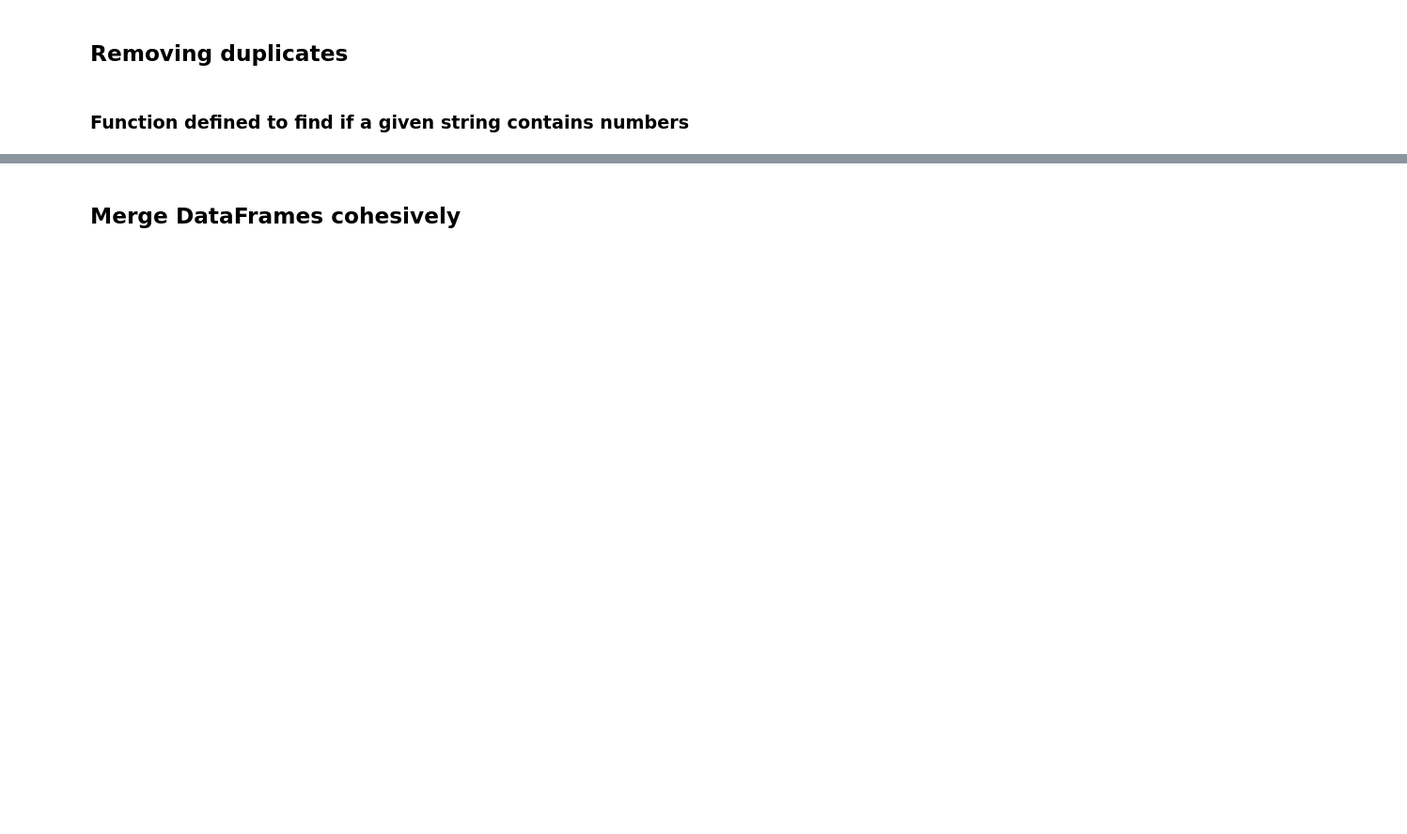
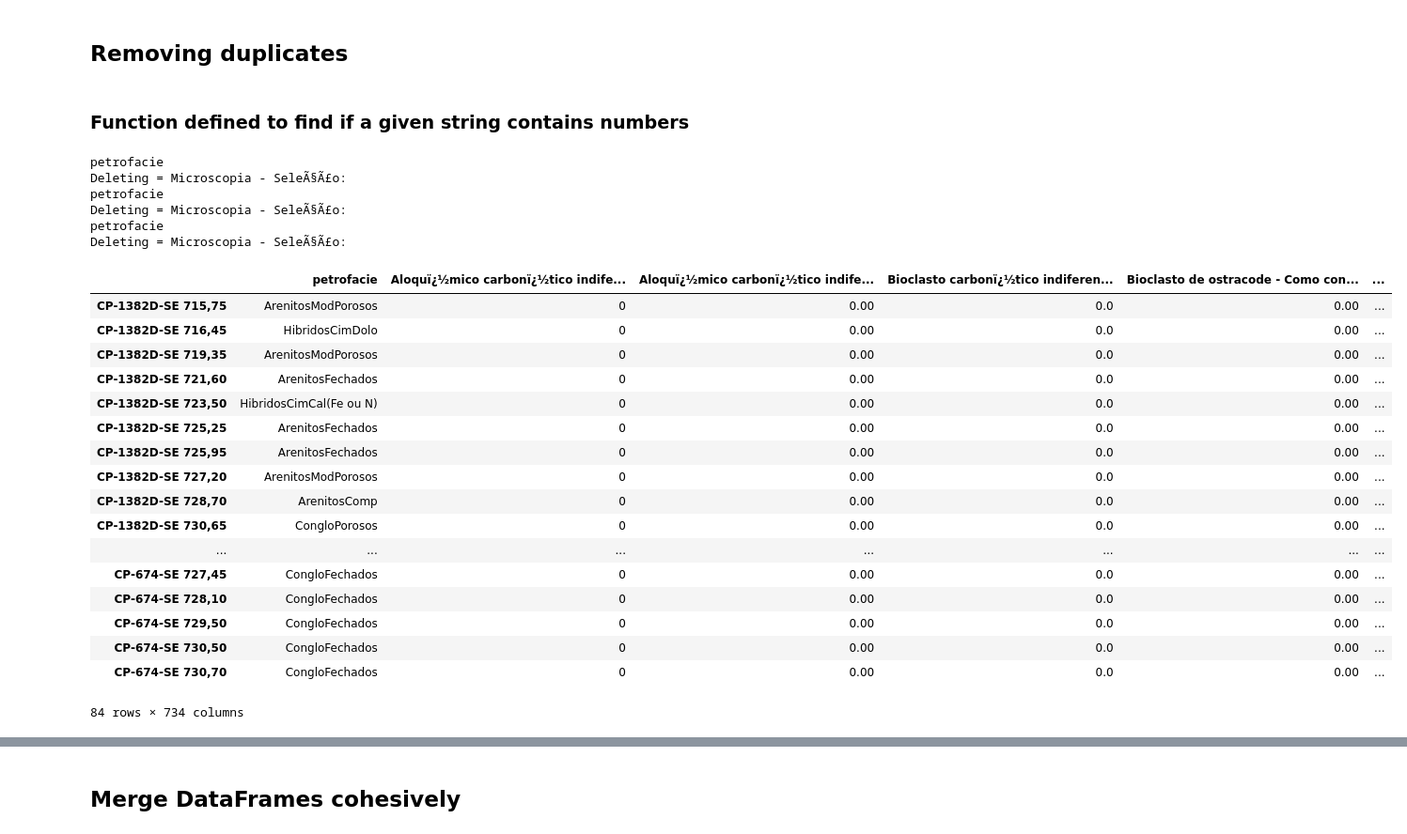
Before and after one commit to fcicc/Lucas_Master, a Jupyter notebook: notebooks/dataset_merge.ipynb, the cells around one changed output, grey strips where cells are left out. Shown at 94% size. Drawn from its saved outputs; the diff is of its cells as text; code cells hidden in the pictures; blank space fills up the shorter version.

```diff
--- a/notebooks/dataset_merge.ipynb
+++ b/notebooks/dataset_merge.ipynb
@@ -29,7 +33,7 @@ print('DONE')
 # %%
 print('READING THIN SECTION FILES')
 csv_data_files = [
-    pd.read_csv(open(join(INPUT_DIRECTORY, csv_file_name)), index_col=0)
+    pd.read_csv(open(join(INPUT_DIRECTORY, csv_file_name)), index_col=0, encoding='utf-8')
     for csv_file_name in csv_file_names]
 dfs = []
 for csv in csv_data_files:
@@ -85,5 +97,3 @@ def is_number(s):
     except (TypeError, ValueError):
         pass
     return False
-# %%
-csv_data_files = [df[df.apply(lambda x: x.name == 'petrofacie' or x.apply(is_number), axis=1)] for df in csv_data_files]
@@ -94,2 +100,22 @@ csv_data_files = [df[df.apply(lambda x: x.name == 'petrofacie' or x.apply(is_num
+# %%
+csv_data_files_tmp = deepcopy(csv_data_files)
+csv_data_files = []
+# %%
+for df in csv_data_files_tmp:
+    for column in df:
+        if column == 'petrofacie':
+            print(column)
+            continue
+        elif not all(df[column].apply(is_number)):
+            print(f'Deleting = {column}')
+            del df[column]
+    csv_data_files += [df]
+# %% [output]
+petrofacie
+Deleting = Microscopia - SeleÃ§Ã£o:
+petrofacie
+Deleting = Microscopia - SeleÃ§Ã£o:
+petrofacie
+Deleting = Microscopia - SeleÃ§Ã£o:
 # %%
 csv_data_files = [df.dropna(axis=0, how='any') for df in csv_data_files]
@@ -97,0 +122,21 @@ csv_data_files = [df.groupby(df.index).sum() for df in csv_data_files]
+# %%
+display(csv_data_files[0])
+# %% [output]
+|  | petrofacie | Aloquï¿½mico carbonï¿½tico indife... | Aloquï¿½mico carbonï¿½tico indife... | Bioclasto carbonï¿½tico indiferen... | Bioclasto de ostracode - Como con... | ... |
+| CP-1382D-SE 715,75 | ArenitosModPorosos | 0 | 0.00 | 0.0 | 0.00 | ... |
+| CP-1382D-SE 716,45 | HibridosCimDolo | 0 | 0.00 | 0.0 | 0.00 | ... |
+| CP-1382D-SE 719,35 | ArenitosModPorosos | 0 | 0.00 | 0.0 | 0.00 | ... |
+| CP-1382D-SE 721,60 | ArenitosFechados | 0 | 0.00 | 0.0 | 0.00 | ... |
+| CP-1382D-SE 723,50 | HibridosCimCal(Fe ou N) | 0 | 0.00 | 0.0 | 0.00 | ... |
+| CP-1382D-SE 725,25 | ArenitosFechados | 0 | 0.00 | 0.0 | 0.00 | ... |
+| CP-1382D-SE 725,95 | ArenitosFechados | 0 | 0.00 | 0.0 | 0.00 | ... |
+| CP-1382D-SE 727,20 | ArenitosModPorosos | 0 | 0.00 | 0.0 | 0.00 | ... |
+| CP-1382D-SE 728,70 | ArenitosComp | 0 | 0.00 | 0.0 | 0.00 | ... |
+| CP-1382D-SE 730,65 | CongloPorosos | 0 | 0.00 | 0.0 | 0.00 | ... |
+| ... | ... | ... | ... | ... | ... | ... |
+| CP-674-SE 727,45 | CongloFechados | 0 | 0.00 | 0.0 | 0.00 | ... |
+| CP-674-SE 728,10 | CongloFechados | 0 | 0.00 | 0.0 | 0.00 | ... |
+| CP-674-SE 729,50 | CongloFechados | 0 | 0.00 | 0.0 | 0.00 | ... |
+| CP-674-SE 730,50 | CongloFechados | 0 | 0.00 | 0.0 | 0.00 | ... |
+| CP-674-SE 730,70 | CongloFechados | 0 | 0.00 | 0.0 | 0.00 | ... |
+84 rows × 734 columns
```
Also changed, not shown: parts of 16 cells of this notebook, 8 other files.
